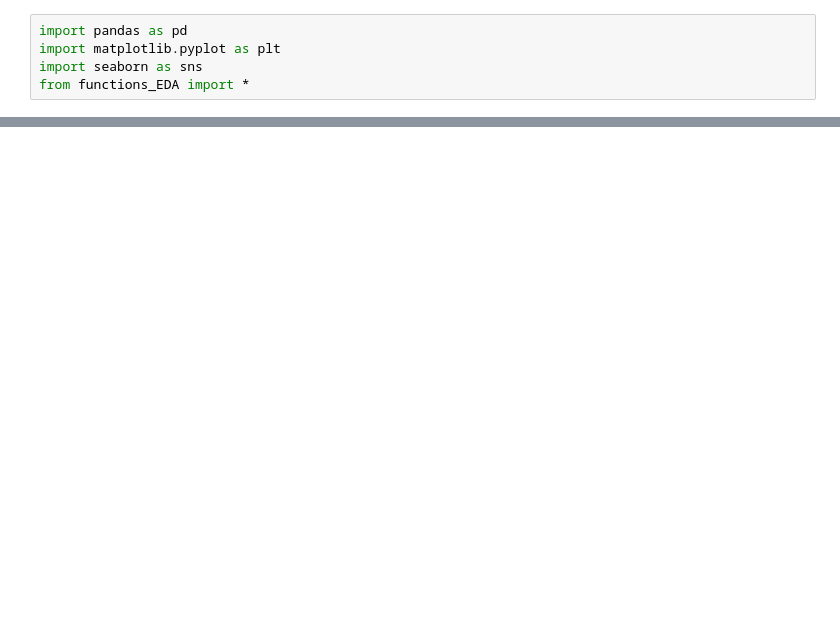
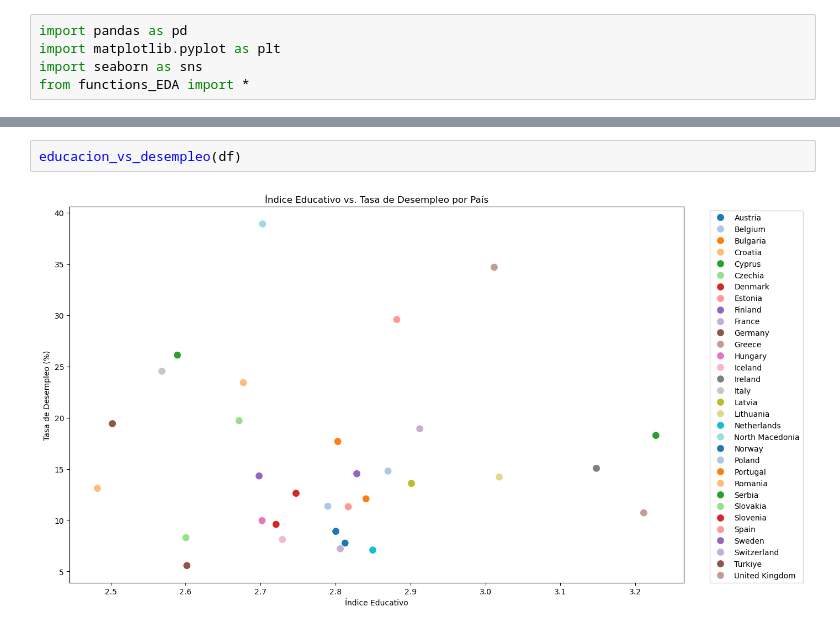
Before and after one commit to harimrys/project-ue, a Jupyter notebook: EDA.ipynb, the cells around one changed output, grey strips where cells are left out. Cells and saved outputs as stored; diff of their text form; blank space fills up the shorter version.

```diff
--- a/EDA.ipynb
+++ b/EDA.ipynb
@@ -159,0 +49,4 @@ Text(0.5, 0, 'País')
+# %%
+educacion_vs_desempleo(df)
+# %% [output]
+[figure, added]
```
Also changed, not shown: parts of 17 cells of this notebook, 2 other files.
